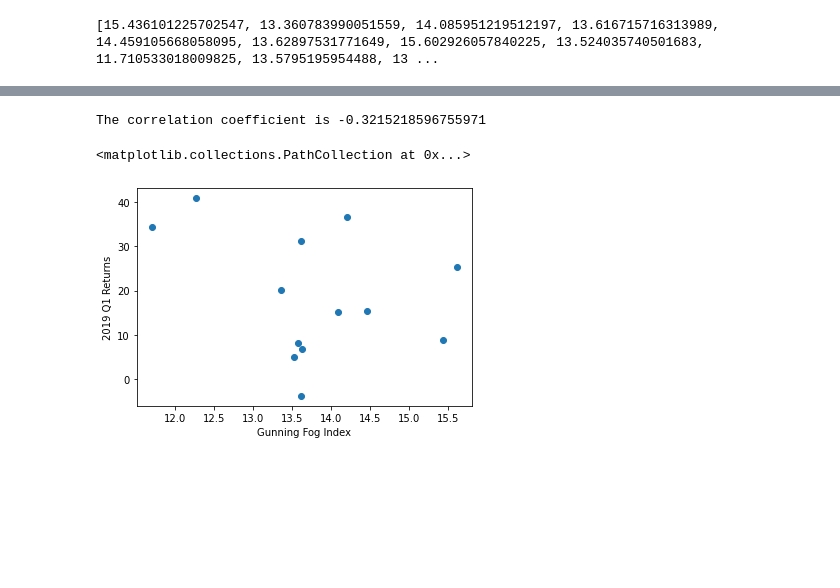
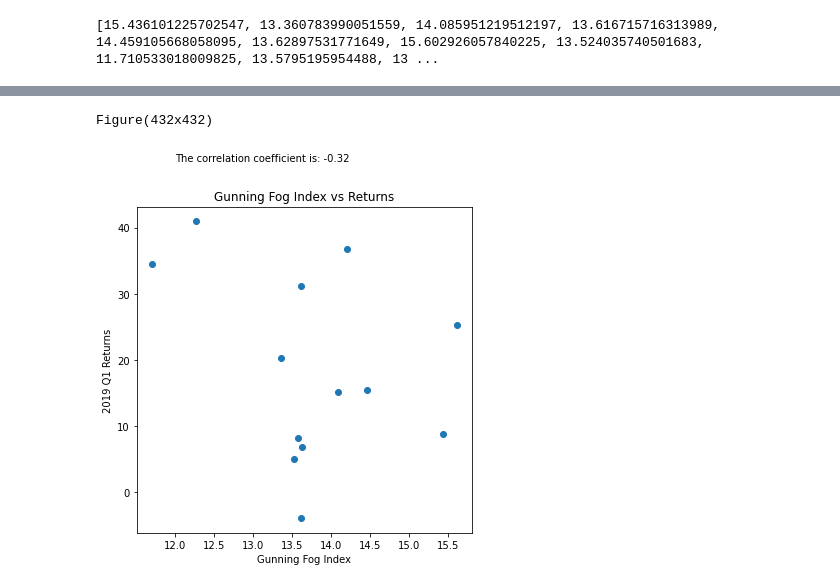
Before and after one commit to srijansatpathy/ComplexReturns, a Jupyter notebook: PythonProject/Complexity.ipynb, the cells around one changed output, grey strips where cells are left out. Cells and saved outputs as stored; diff of their text form; code cells hidden in the pictures; blank space fills up the shorter version.

```diff
--- a/PythonProject/Complexity.ipynb
+++ b/PythonProject/Complexity.ipynb
@@ -165,13 +180,27 @@ print(returns_list)
 # %%
-from matplotlib import pyplot as plt
-import numpy as np
-my_number = np.corrcoef(complexity_list, returns_list) #calculates the correlation coefficient
-print(f"The correlation coefficient is {my_number[0][1]}")
-# fig, ax = plt.subplots(figsize = (9, 5))
-plt.xlabel('Gunning Fog Index')
-plt.ylabel('2019 Q1 Returns')
-plt.scatter(complexity_list, returns_list)
+from matplotlib import pyplot as plt #import pyplot library
+import numpy as np #import numpy library
+
+#calculate the correlation coefficient
+my_number = np.corrcoef(complexity_list, returns_list)[0,1]
+
+#create a subplot
+fig, ax = plt.subplots(figsize = (6, 6))
+
+#add a scatter graph to the axis
+ax.scatter(complexity_list, returns_list)
+
+#set title
+ax.title.set_text('Gunning Fog Index vs Returns')
+
+#set axis labels
+ax.set(xlabel = 'Gunning Fog Index', ylabel = '2019 Q1 Returns')
+
+#add the correlation coefficient to the axis
+ax.text(12, 50, "The correlation coefficient is: " + str(np.round(my_number, 2)))
+
+#prints the figure
+print(fig)
 # %% [output]
-The correlation coefficient is -0.3215218596755971
+Figure(432x432)
-<matplotlib.collections.PathCollection at 0x...>
-[figure, old version]
+[figure, new version]
```
Also changed, not shown: parts of 4 cells of this notebook.
